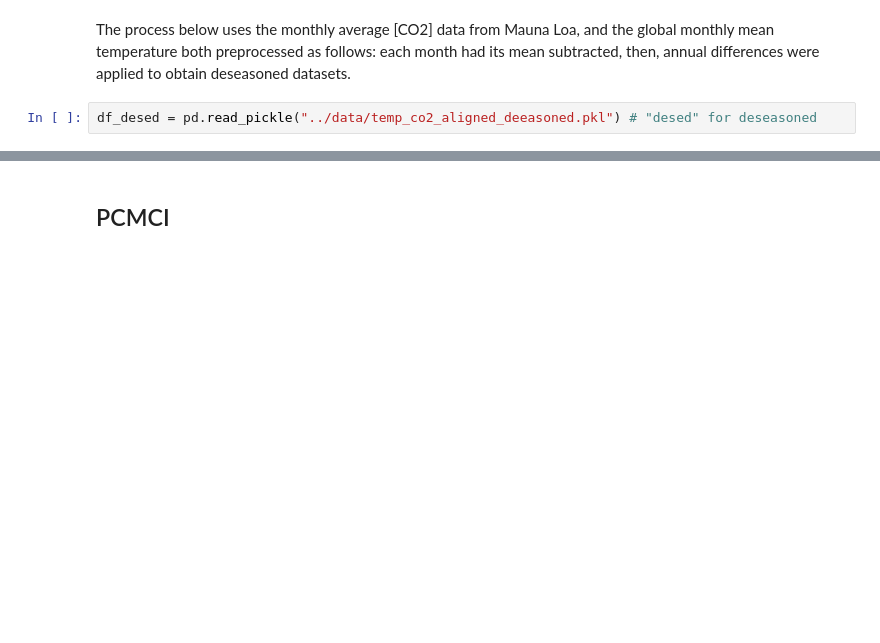
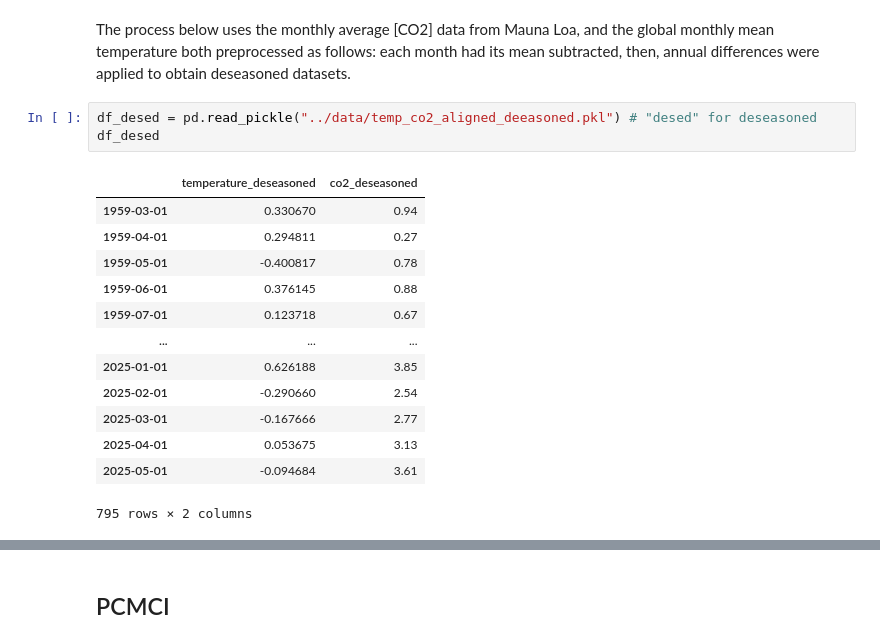
Before and after one commit to chivintar/causal-discovery, a Jupyter notebook: notebooks/main.ipynb, the cells around one changed output, grey strips where cells are left out. Saved outputs shown, nothing was run; the diff lists cells and outputs as text; blank space fills up the shorter version.

```diff
--- a/notebooks/main.ipynb
+++ b/notebooks/main.ipynb
@@ -587,6 +564,21 @@ Significance of tau:
 The process below uses the monthly average [CO2] data from Mauna Loa, and the global monthly mean temperature both preprocessed as follows: each month had its mean subtracted, then, annual differences were applied to obtain deseasoned datasets.
 # %%
 df_desed = pd.read_pickle("../data/temp_co2_aligned_deeasoned.pkl") # "desed" for deseasoned
+df_desed
+# %% [output]
+|  | temperature_deseasoned | co2_deseasoned |
+| 1959-03-01 | 0.330670 | 0.94 |
+| 1959-04-01 | 0.294811 | 0.27 |
+| 1959-05-01 | -0.400817 | 0.78 |
+| 1959-06-01 | 0.376145 | 0.88 |
+| 1959-07-01 | 0.123718 | 0.67 |
+| ... | ... | ... |
+| 2025-01-01 | 0.626188 | 3.85 |
+| 2025-02-01 | -0.290660 | 2.54 |
+| 2025-03-01 | -0.167666 | 2.77 |
+| 2025-04-01 | 0.053675 | 3.13 |
+| 2025-05-01 | -0.094684 | 3.61 |
+795 rows × 2 columns
 # %%
 temp_desed = df_desed.iloc[:,0].values
 co2_desed = df_desed.iloc[:,1].values
```
Also changed, not shown: parts of 21 cells of this notebook, 2 other files.
